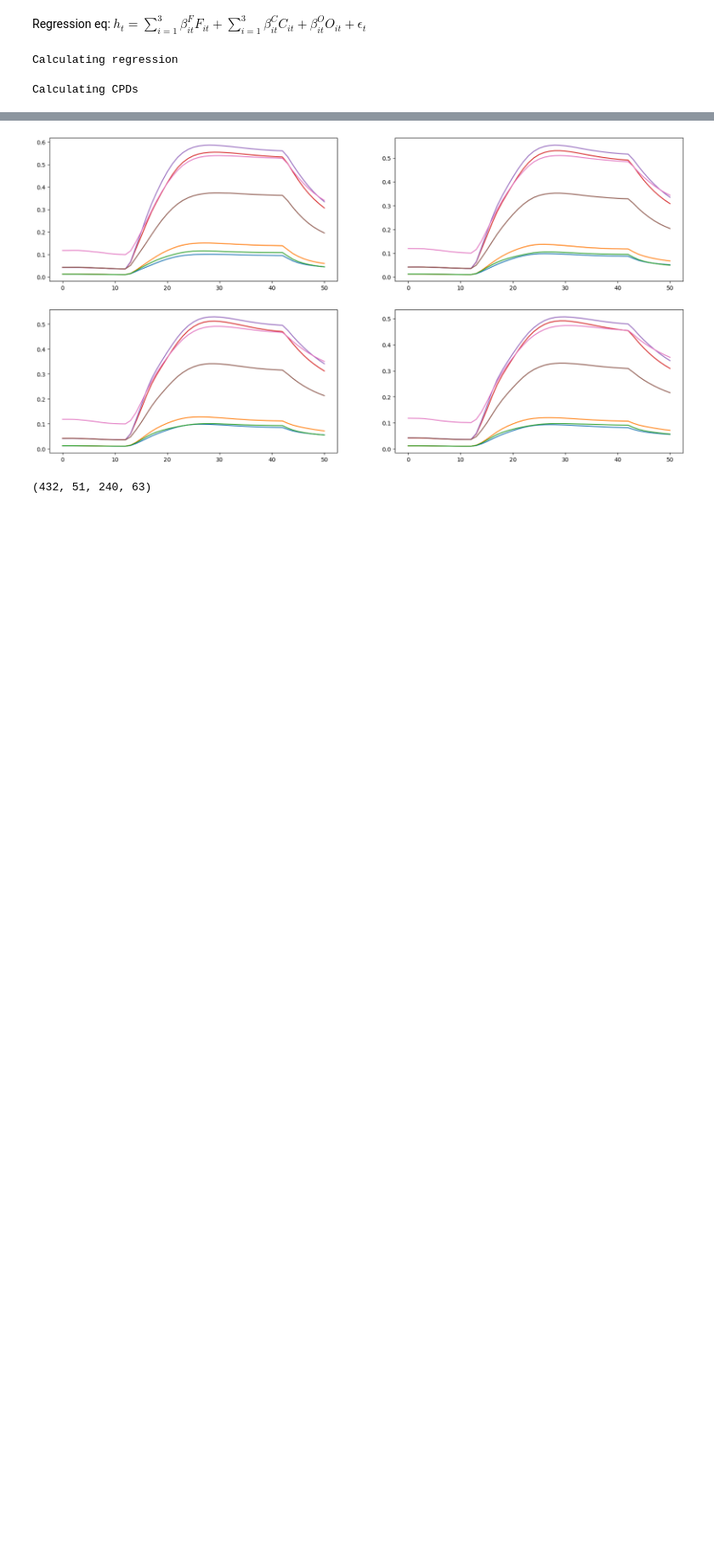
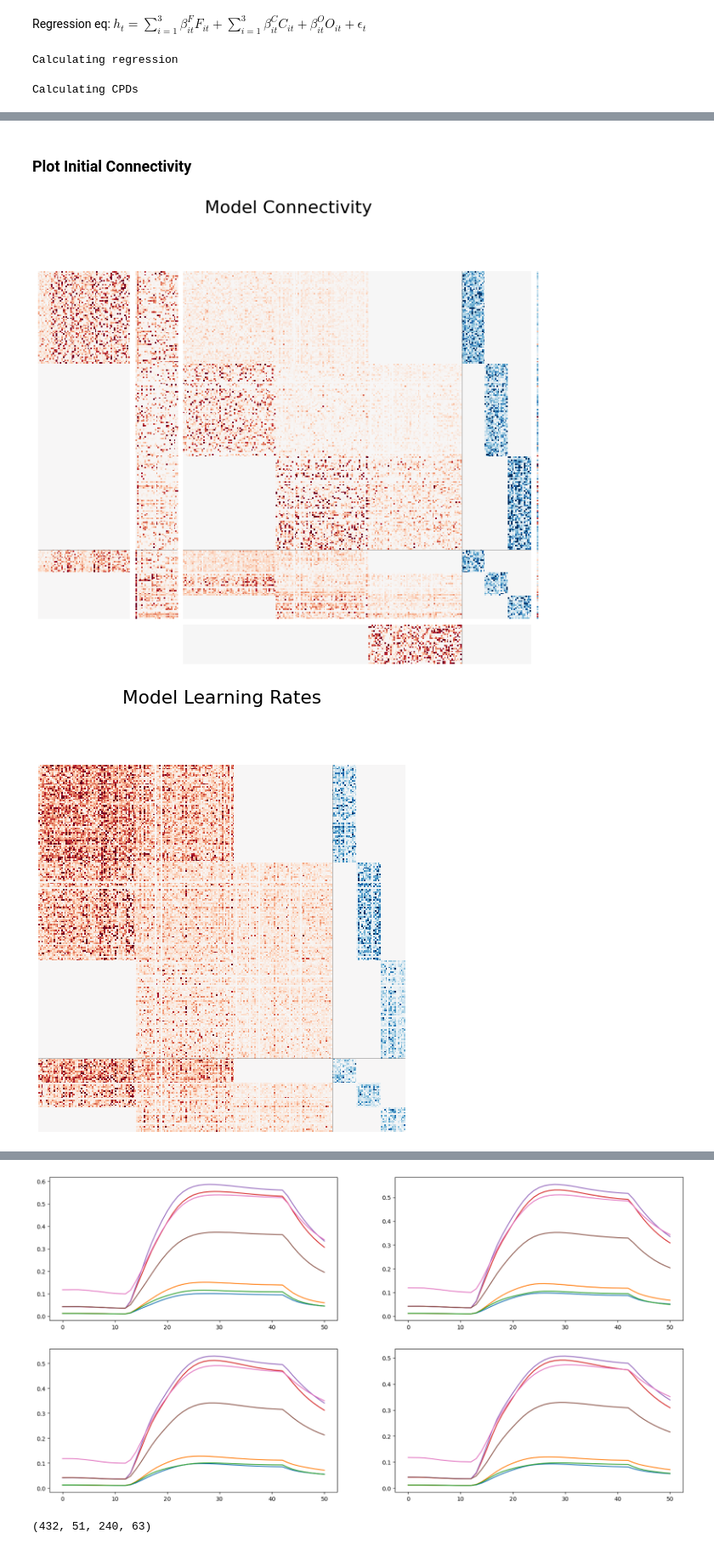
Before and after one commit to slenderham/Attn-WM-RNN, a Jupyter notebook: rnn/plot_main.ipynb, the cells around one changed output, grey strips where cells are left out. Shown at 85% size. Drawn from its saved outputs; the diff is of its cells as text; code cells hidden in the pictures; blank space fills up the shorter version.

```diff
--- a/rnn/plot_main.ipynb
+++ b/rnn/plot_main.ipynb
@@ -275,12 +279,15 @@ NameError: name 'figure' is not defined
+# %% [markdown]
+### Plot Initial Connectivity
 # %%
 from matplotlib.pyplot import figure
-# figure(figsize=(20, 20), dpi=300)
 plot_connectivity_lr(torch.arange(240),
                              x2hw=model.rnn.x2h.effective_weight().detach(),
                              h2hw=model.rnn.h2h.effective_weight().detach(),
                              hb=state_dict['rnn.h2h.bias'].detach(),
-                             h2ow=torch.cat([torch.zeros(1, 128), model.h2o.effective_weight().detach(), torch.zeros(1, 16*3)], dim=1),
-                             h2ob=state_dict['h2o.bias'].detach(),
+                             h2ow=torch.cat([torch.zeros(27, 128), model.h2o.effective_weight().detach(), torch.zeros(27, 16*3)], dim=1),
                              aux2h=model.rnn.aux2h.effective_weight().detach(),
                              kappa_rec=model.rnn.kappa_rec.squeeze().abs().detach()*model.rnn.h2h.mask,
-                             e_size=int(args['e_prop']*args['hidden_size']))
+                             e_size=int(args['e_prop']*args['hidden_size'])*args['num_areas'], args=args)
+# %% [output]
+[figure, added]
+[figure, added]
```
Also changed, not shown: parts of 27 cells of this notebook, 18 other files.
